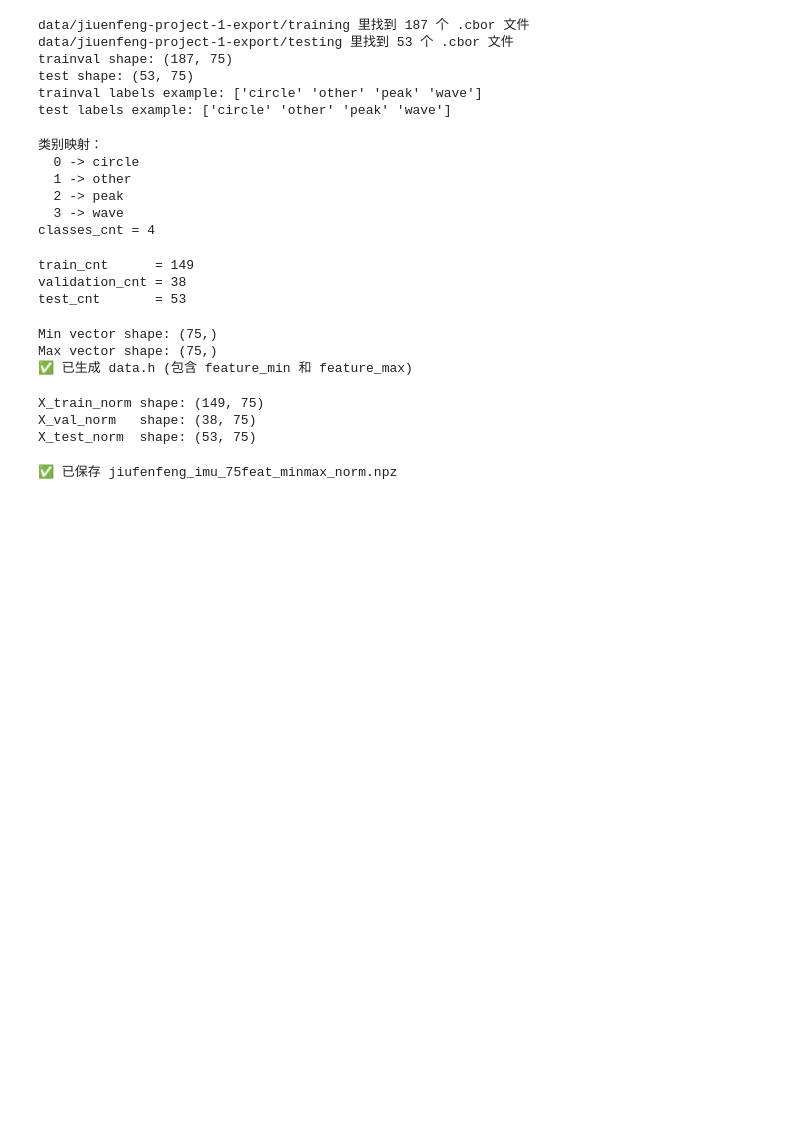
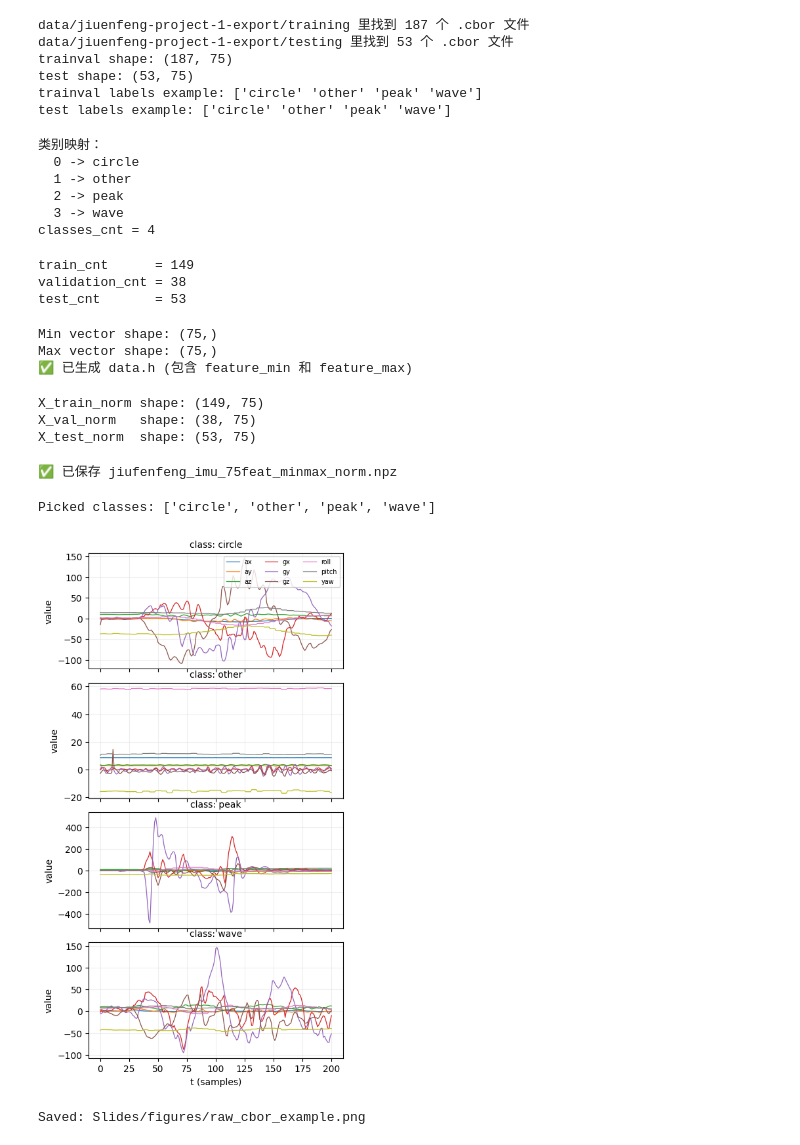
Before and after one commit to zhehaochen1025/ML-for-IoT-FinalProject, a Jupyter notebook: data_prepare.ipynb, the cells around one changed output. Drawn from its saved outputs; the diff is of its cells as text; code cells hidden in the pictures; blank space fills up the shorter version.

Commit message:
slides

```diff
--- a/data_prepare.ipynb
+++ b/data_prepare.ipynb
@@ -266,3 +266,81 @@ np.savez(
 print("✅ 已保存 jiufenfeng_imu_75feat_minmax_norm.npz")
 # %% [output]
 ✅ 已保存 jiufenfeng_imu_75feat_minmax_norm.npz
+# %%
+import os
+import glob
+import numpy as np
+import matplotlib.pyplot as plt
+from collections import defaultdict
+
+OUT_DIR = "Slides/figures"
+os.makedirs(OUT_DIR, exist_ok=True)
+
+# 收集每个类别对应的 .cbor 文件
+paths_by_class = defaultdict(list)
+for path in sorted(glob.glob(os.path.join(TRAIN_DIR, "*.cbor"))):
+    label = os.path.basename(path).split(".")[0]
+    if label == "noise":
+        label = "other"
+    paths_by_class[label].append(path)
+
+all_classes = sorted(paths_by_class.keys())
+picked_classes = all_classes[:4]  # 或手动指定：["circle","up","down","other"]
+print("Picked classes:", picked_classes)
+
+rng = np.random.default_rng(0)
+
+def load_values_from_cbor(path):
+    with open(path, "rb") as f:
+        msg = cbor2.load(f)
+    return np.array(msg["payload"]["values"], dtype=np.float32)  # (T, 9)
+
+channel_names = ["ax","ay","az","gx","gy","gz","roll","pitch","yaw"]
+
+# 4x1 subplot
+fig, axes = plt.subplots(
+    4, 1,
+    figsize=(5, 10),            # ← 宽度变窄（原来14），高度保持细长
+    sharex=True,
+    gridspec_kw={"hspace": 0.12} # ← 子图间距更小
+)
+
+for i in range(4):
+    ax = axes[i]
+    if i >= len(picked_classes):
+        ax.axis("off")
+        continue
+
+    cls = picked_classes[i]
+    if len(paths_by_class[cls]) == 0:
+        ax.set_title(f"class: {cls} (no samples)")
+        ax.axis("off")
+        continue
+
+    sample_path = rng.choice(paths_by_class[cls])
+    v = load_values_from_cbor(sample_path)  # (T, 9)
+    t = np.arange(v.shape[0])
+
+    for ch in range(9):
+        ax.plot(t, v[:, ch], linewidth=0.9)
+
+    ax.set_title(f"class: {cls}", fontsize=10)
+    ax.set_ylabel("value")
+    ax.grid(True, alpha=0.2)
+
+axes[-1].set_xlabel("t (samples)")
+
+# legend 放第一行，且更紧凑
+axes[0].legend(channel_names, loc="upper right", fontsize=7, ncol=3, frameon=True)
+
+fig.tight_layout()
+out_path = os.path.join(OUT_DIR, "raw_cbor_example.png")
+fig.savefig(out_path, dpi=300, bbox_inches="tight")
+plt.show()
+plt.close(fig)
+
+print("Saved:", out_path)
+# %% [output]
+Picked classes: ['circle', 'other', 'peak', 'wave']
+[figure, added]
+Saved: Slides/figures/raw_cbor_example.png
```
Also changed, not shown: 3 other files.
